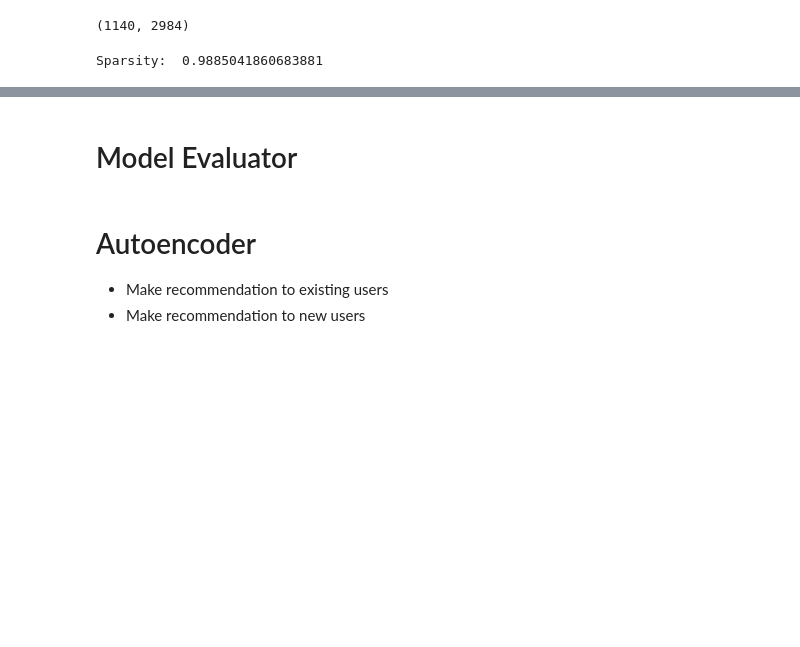
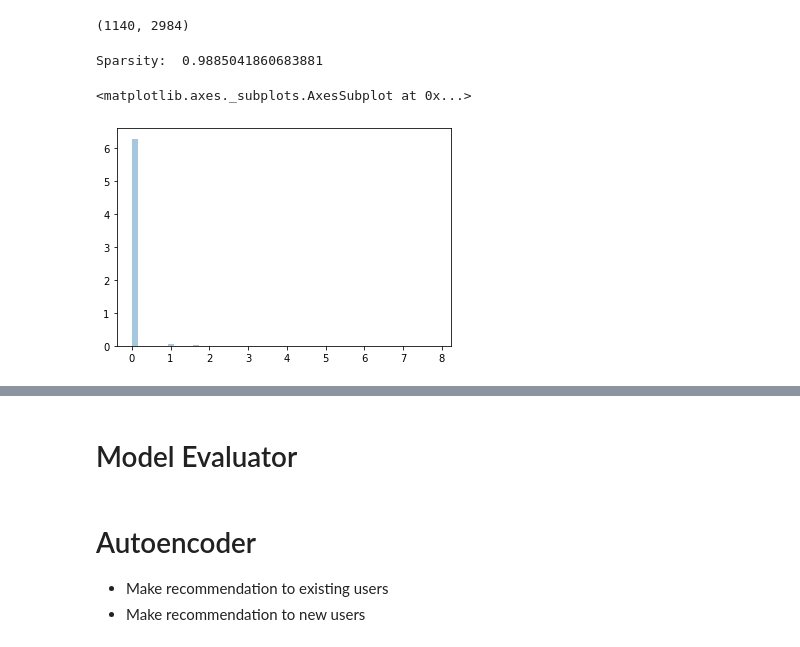
Before and after one commit to bbiyongel/Recommender_system_study, a Jupyter notebook: 7주차-추천시스템.ipynb, the cells around one changed output, grey strips where cells are left out. Saved outputs shown, nothing was run; the diff lists cells and outputs as text; code cells hidden in the pictures; blank space fills up the shorter version.

```diff
--- a/7주차-추천시스템.ipynb
+++ b/7주차-추천시스템.ipynb
@@ -212,0 +211,5 @@ Sparsity:  0.9885041860683881
+# %%
+sns.distplot(interaction_matrix.fillna(0))
+# %% [output]
+<matplotlib.axes._subplots.AxesSubplot at 0x...>
+[figure, added]
```
Also changed, not shown: parts of 30 cells of this notebook.
